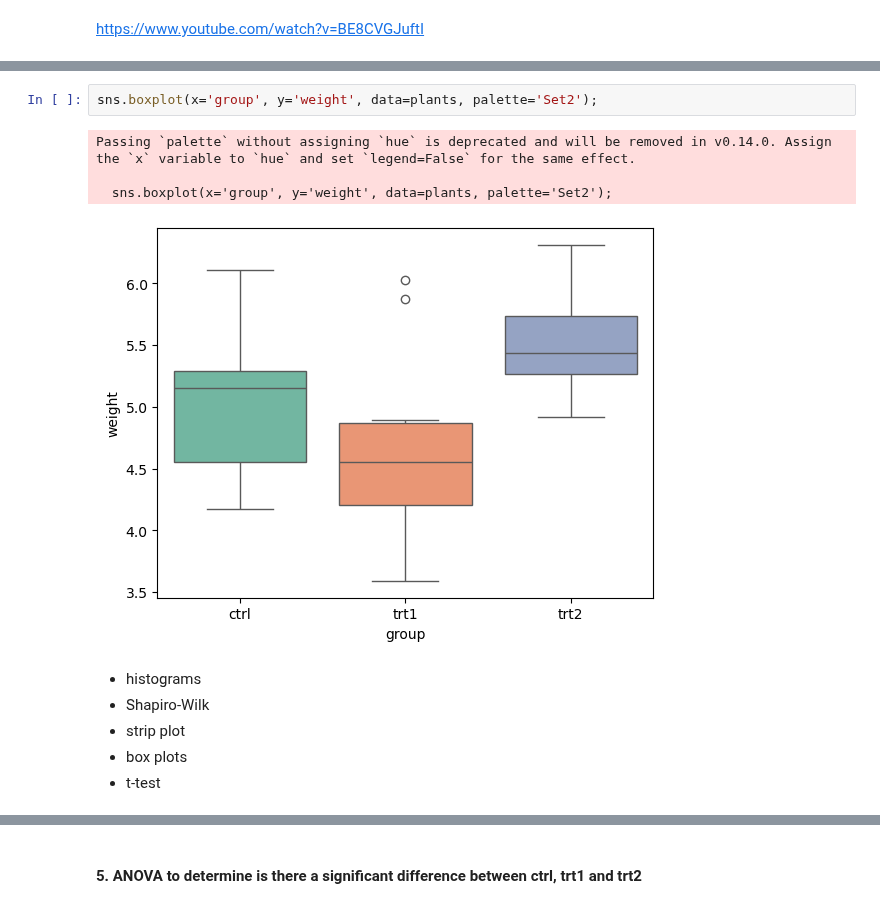
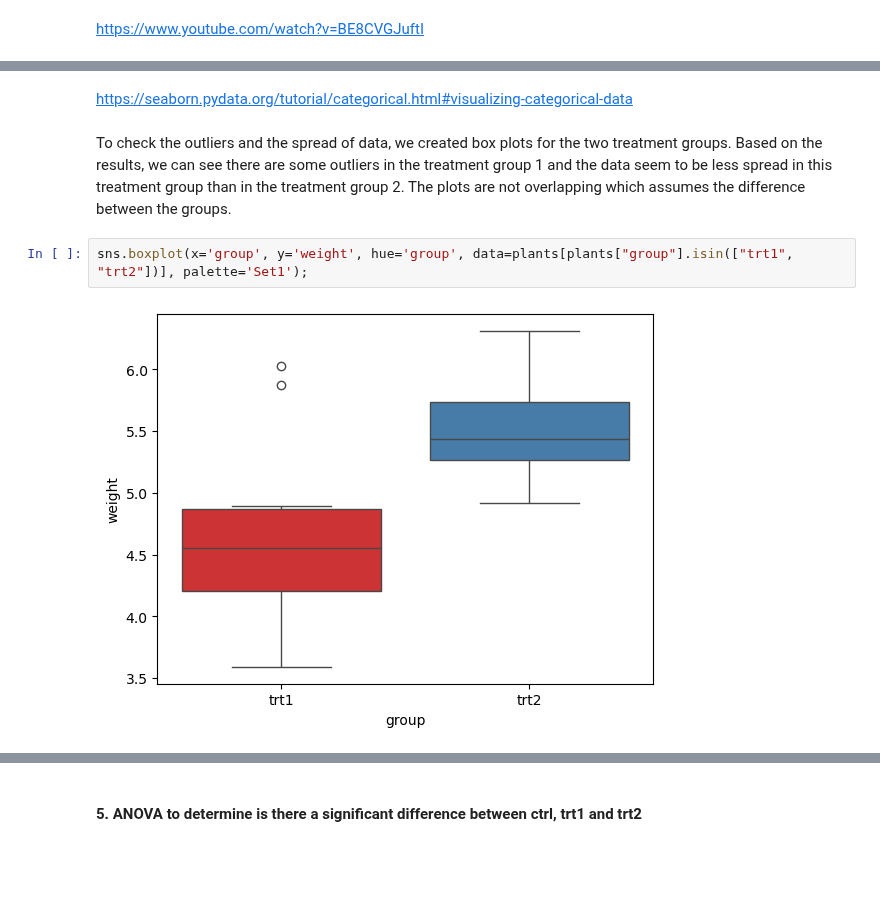
Before and after one commit to Tanja888/applied_statistics, a Jupyter notebook: project.ipynb, the cells around one changed output, grey strips where cells are left out. Saved outputs shown, nothing was run; the diff lists cells and outputs as text; blank space fills up the shorter version.

```diff
--- a/project.ipynb
+++ b/project.ipynb
@@ -231,13 +214,8 @@ plt.boxplot([ctrl_group, trt1_group, trt2_group], labels=['c', 't1', 't2']);
+# %% [markdown]
+https://seaborn.pydata.org/tutorial/categorical.html#visualizing-categorical-data
+# %% [markdown]
+To check the outliers and the spread of data, we created box plots for the two treatment groups. Based on the results, we can see there are some outliers in the treatment group 1 and the data seem to be less spread in this treatment group than in the treatment group 2. The plots are not overlapping which assumes the difference between the groups.
 # %%
-sns.boxplot(x='group', y='weight', data=plants, palette='Set2');
+sns.boxplot(x='group', y='weight', hue='group', data=plants[plants["group"].isin(["trt1", "trt2"])], palette='Set1');
 # %% [output]
-Passing `palette` without assigning `hue` is deprecated and will be removed in v0.14.0. Assign the `x` variable to `hue` and set `legend=False` for the same effect.
-
-  sns.boxplot(x='group', y='weight', data=plants, palette='Set2');
-[figure, old version]
+[figure, new version]
-# %% [markdown]
-* histograms
-* Shapiro-Wilk
-* strip plot
-* box plots
-* t-test
```
Also changed, not shown: parts of 15 cells of this notebook.
